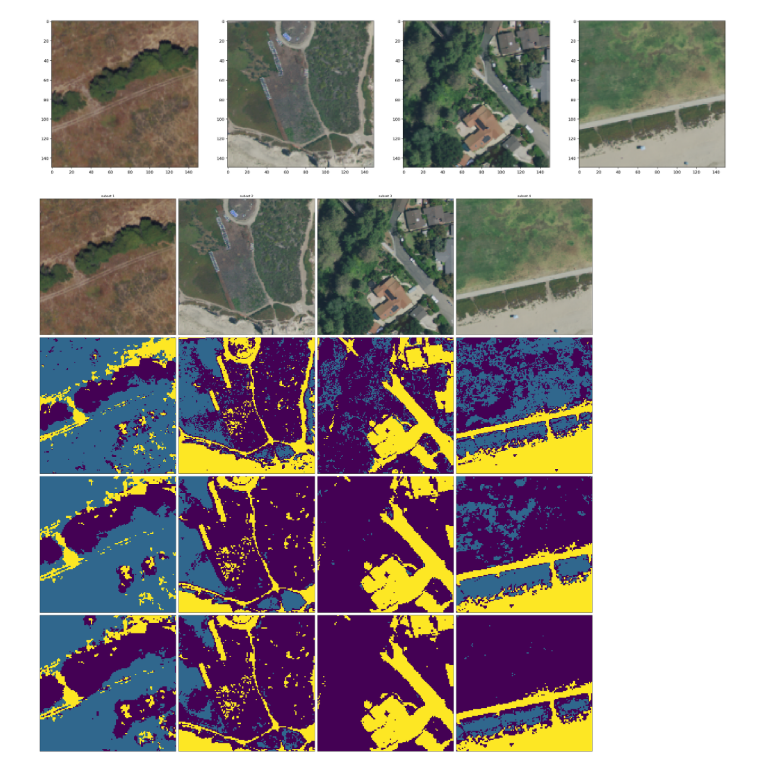
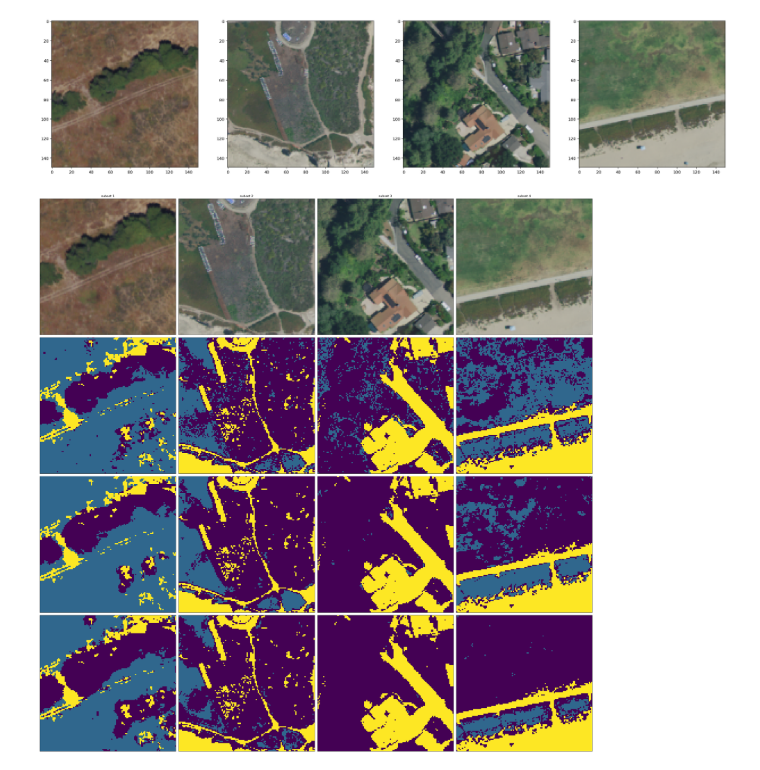
Before and after one commit to NCEAS/msai4earth-esa, a Jupyter notebook: iceplant_detection/E_comparing_models/images_comparison/images_comparison_spectral_13x13_salt13_models.ipynb, the cells around one changed output. Cells and saved outputs as stored; diff of their text form; code cells hidden in the pictures.

Commit message:
fixed aois to plot the same window + saves individual images

```diff
--- a/iceplant_detection/E_comparing_models/images_comparison/images_comparison_spectral_13x13_salt13_models.ipynb
+++ b/iceplant_detection/E_comparing_models/images_comparison/images_comparison_spectral_13x13_salt13_models.ipynb
@@ -315,12 +373,24 @@ boxes = [box_conc, box_campus, box_carp, box_dtwn]
 itemids = [itemid_conc, itemid_campus, itemid_carp, itemid_dtwn]
 
 
-# I already knew the aois are at least 150x150 pixels
+# I had already checked these aois are at least 150x150 pixels
 rasters = []
 for itemid, box in zip(itemids, boxes):
     rasters.append(sr.rioxr_from_itemid(itemid, box, "EPSG:4326")[:,0:150,0:150])
     # the second subset is selecting the region outside a 15 pixel buffer around all edges
 
+# for plotting we will need a smaller region within the raster
+inner_rasters = [raster[:,16:136,16:136] for raster in rasters]
+
+# save images
+i = 0
+for raster in inner_rasters:
+    fn = 'aoi_'+str(i)+'.png'
+    matplotlib.image.imsave(folder+fn,
+                            np.moveaxis(raster.loc[1:3].to_numpy(),0,-1))
+    i+=1
+
+# plot complete aois
 fig, ax = plt.subplots(1,4,figsize=(30, 20))
 for i in range(4):
     ax[i].imshow(np.moveaxis(rasters[i].loc[1:3].to_numpy(),0,-1))
@@ -351,26 +400,48 @@ for rfc, cols_names in zip([rfc_13x13, rfc_salt],
+# %%
+images = []
+
+# images for spectral model
+this_model_imgs =[]
+for raster in rasters:
+    # match with inner raster for the 13x13 and salt models
+    this_model_imgs.append(classify_iceplant(raster, rfc_spectral, bands)[16:136,16:136])
+images.append(this_model_imgs)
+
+save_images('spectral', folder, this_model_imgs)
+# %%
+for rfc, cols_names, label in zip([rfc_13x13, rfc_salt],
+                                  [cols_13x13, cols_salt],
+                                  ['texture_13x13','salt13_p30']):
+
+    this_model_imgs = []
+    for raster in rasters:
+        this_model_imgs.append(classify_iceplant_texture(raster, rfc, cols_names, 6)[16:136,16:136])
+
+    images.append(this_model_imgs)
+    save_images(label, folder, this_model_imgs)
 # %%
-n=3
-fig, axes = plt.subplots(n+1,len(rasters), figsize=(30,30))
+n = 3
+fig, axes = plt.subplots(n+1,len(inner_rasters), figsize=(30,30))
 plt.setp(axes, xticks=[], yticks=[])
 fig.subplots_adjust(hspace=0.2)
 plt.tight_layout()
 # for i in range(2):
 #     for j in range(4):
 #         axes[i][j].set_aspect('equal')
 
 for j in range(len(rasters)):
-    axes[0,j].imshow(np.moveaxis(rasters[j].loc[1:3].to_numpy(),0,-1))
+    axes[0,j].imshow(np.moveaxis(inner_rasters[j].loc[1:3].to_numpy(),0,-1))
     axes[0,j].set_title('subset ' + str(j+1))
 
 #for i, title in zip(range(len(radii)), feats):
 #for i in range(len(radii)):
 for i in range(n):
-    for j in range(len(rasters)):
+    for j in range(len(inner_rasters)):
         axes[i+1,j].imshow(images[i][j])
     #        axes[i+1,j].set_title(title)
 
 
 plt.savefig('selected_models_image_comparisons.png', bbox_inches='tight')
 plt.show()
 # %% [output]
-[figure, old version]
+[figure, new version]
```
Also changed, not shown: parts of 7 cells of this notebook.
